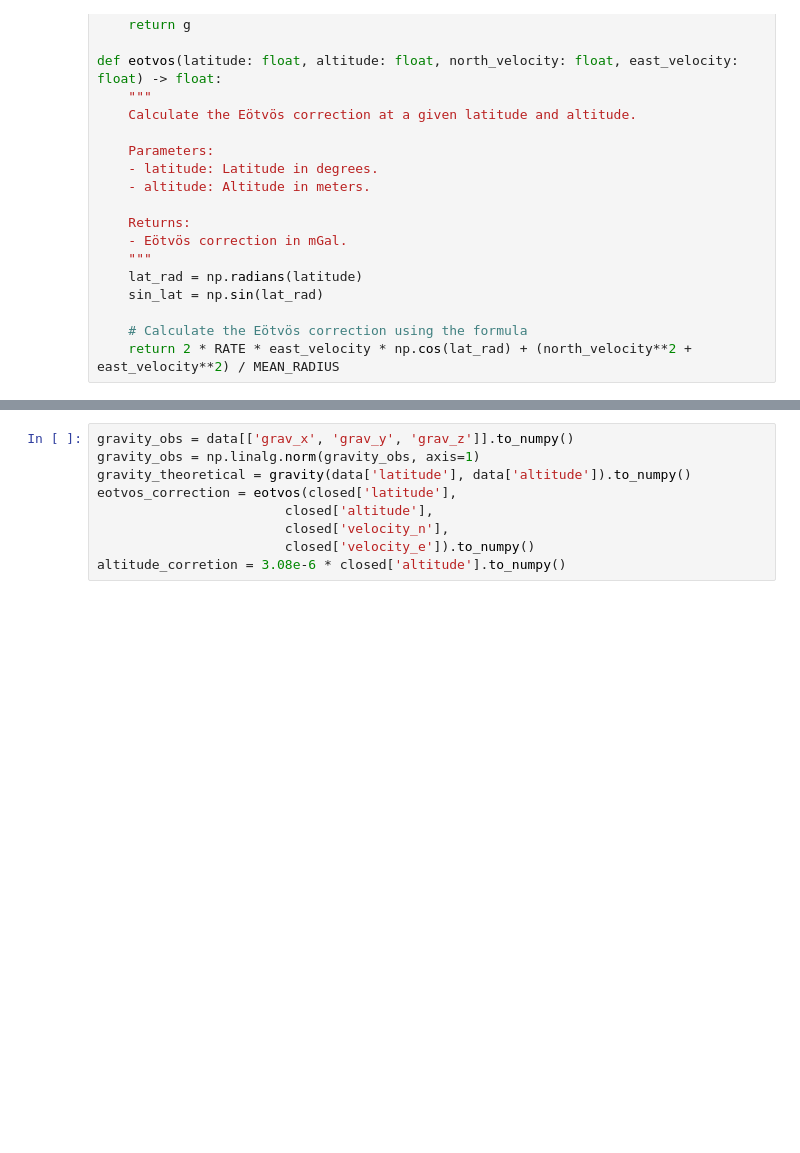
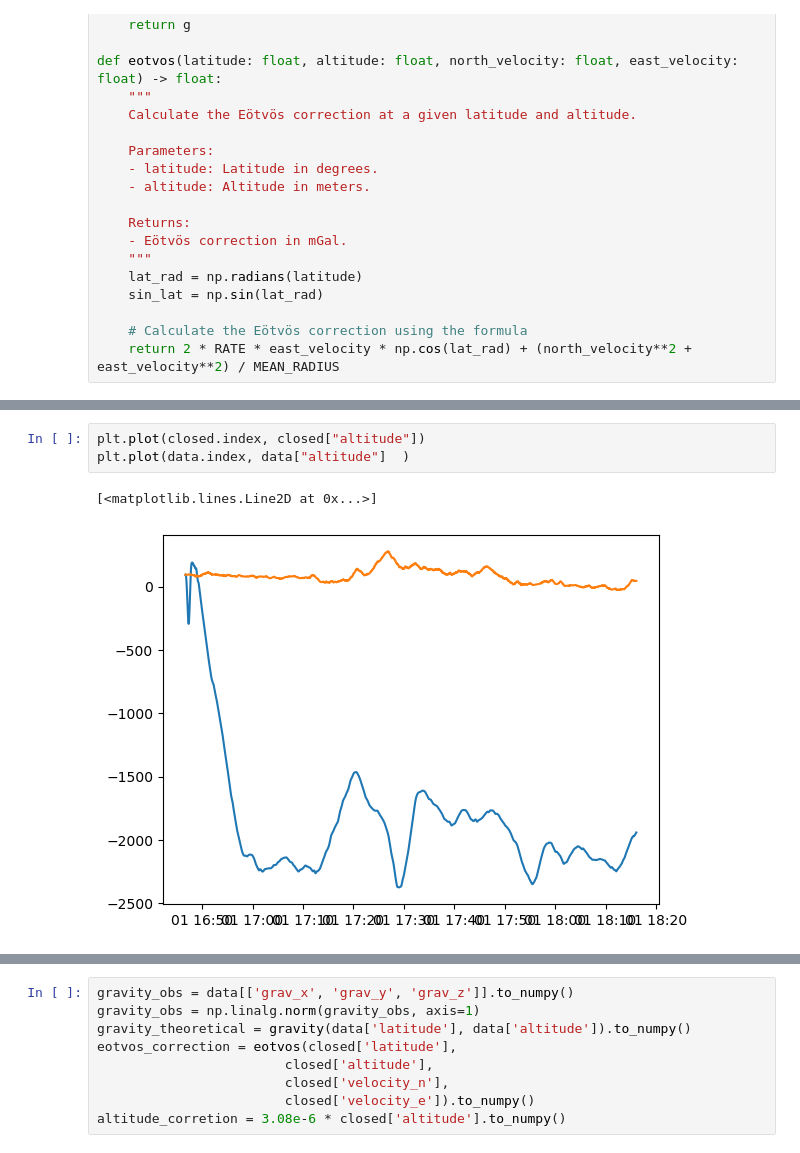
Before and after one commit to jbrodovsky/strapdown-rs, a Jupyter notebook: notes.ipynb, the cells around one changed output, grey strips where cells are left out. Drawn from its saved outputs; the diff is of its cells as text; blank space fills up the shorter version.

```diff
--- a/notes.ipynb
+++ b/notes.ipynb
@@ -71,0 +87,6 @@ closed = pd.read_csv('core/closed_loop.csv', index_col=0, parse_dates=True)
+# %%
+plt.plot(closed.index, closed["altitude"])
+plt.plot(data.index, data["altitude"]  )
+# %% [output]
+[<matplotlib.lines.Line2D at 0x...>]
+[figure, added]
```
Also changed, not shown: parts of 10 cells of this notebook, 3 other files.
